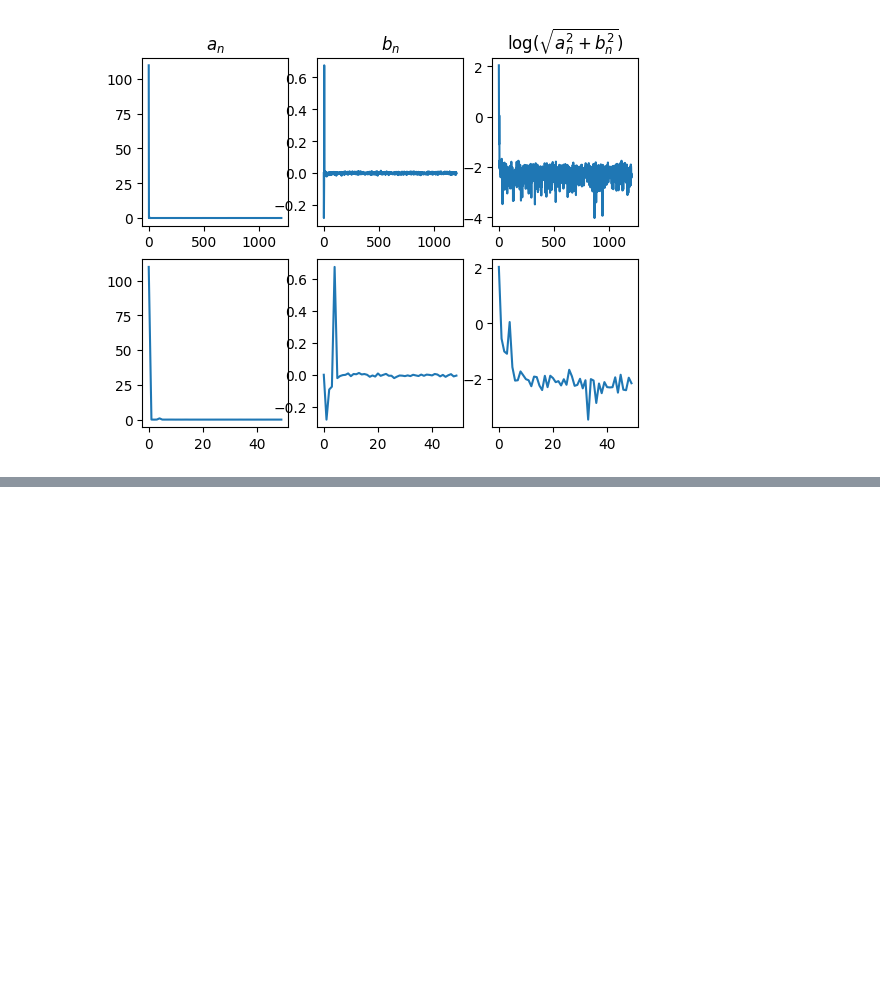
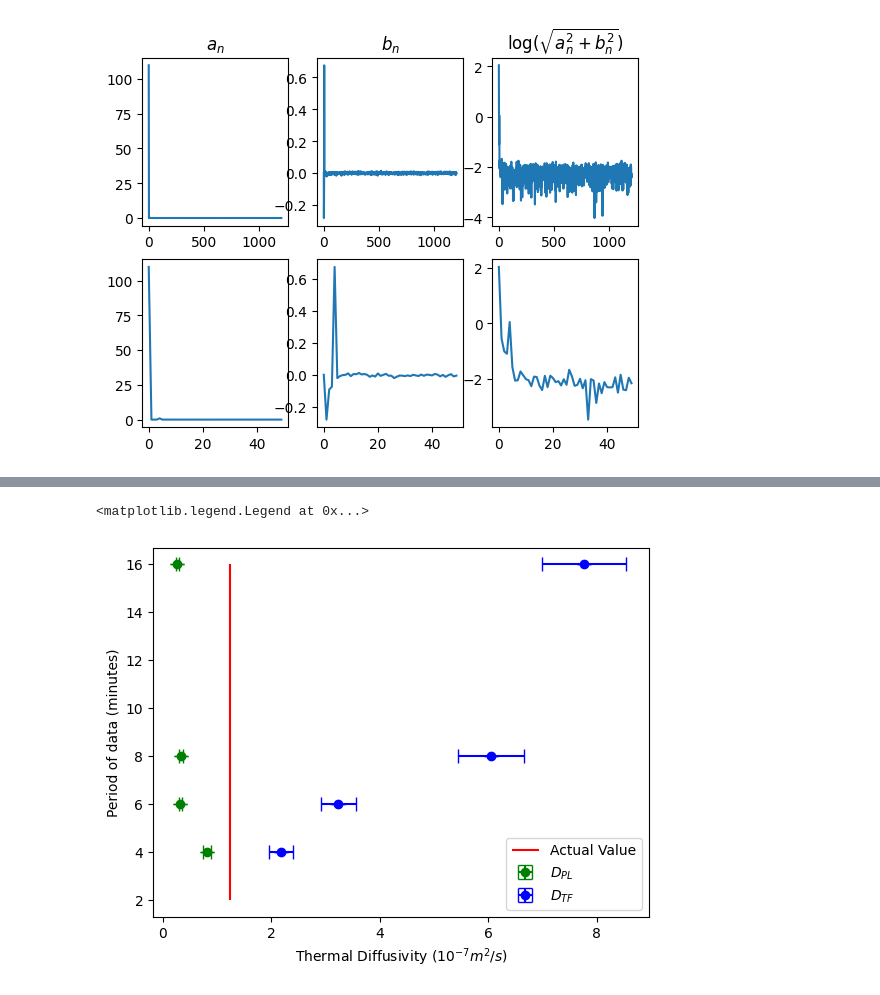
Before and after one commit to tonyko618/Waves_Lab, a Jupyter notebook: Session2/code.ipynb, the cells around one changed output, grey strips where cells are left out. Cells and saved outputs as stored; diff of their text form; code cells hidden in the pictures; blank space fills up the shorter version.

```diff
--- a/Session2/code.ipynb
+++ b/Session2/code.ipynb
@@ -243,0 +289,20 @@ plt.plot(phase_lag[:])
+# %%
+plt.errorbar(0.82,4,0,0.08,"o",capsize=5,color="green",label="$D_{PL}$")
+plt.errorbar(0.33,6,0,0.03,"o",capsize=5,color="green")
+plt.errorbar(0.34,8,0,0.03,"o",capsize=5,color="green")
+plt.errorbar(0.27,16,0,0.03,"o",capsize=5,color="green")
+
+plt.errorbar(2.19,4,0,0.22,"o",capsize=5,color="blue",label="$D_{TF}$")
+plt.errorbar(3.24,6,0,0.32,"o",capsize=5,color="blue")
+plt.errorbar(6.06,8,0,0.61,"o",capsize=5,color="blue")
+plt.errorbar(7.77,16,0,0.78,"o",capsize=5,color="blue")
+
+plt.vlines(1.24,2,16,"red",label="Actual Value")
+plt.xlabel("Thermal Diffusivity ($10^{-7}m^2/s$)")
+plt.ylabel("Period of data (minutes)")
+
+
+plt.legend()
+# %% [output]
+<matplotlib.legend.Legend at 0x...>
+[figure, added]
```
Also changed, not shown: parts of 7 cells of this notebook, 1 other file.
